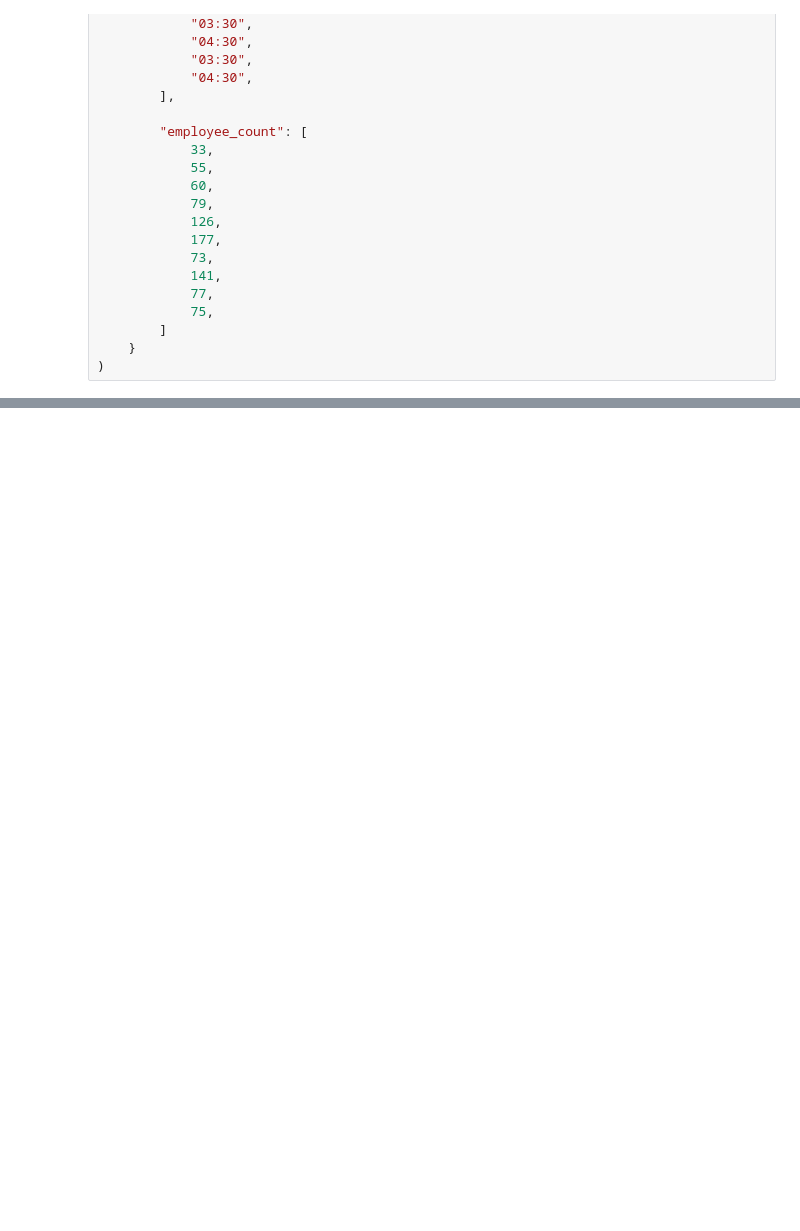
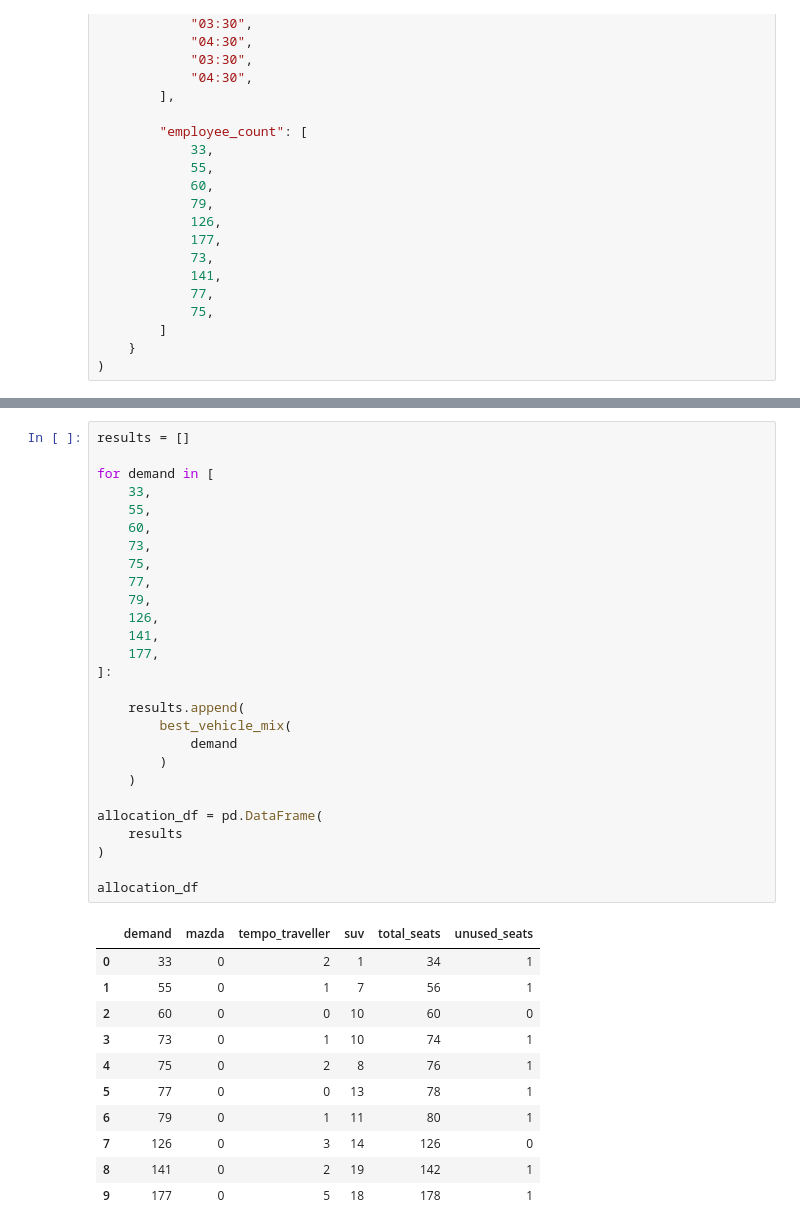
Before and after one commit to jeevak2013/workforce-mobility-digital-twin, a Jupyter notebook: src/allocation/cab_allocation_eda.ipynb, the cells around one changed output, grey strips where cells are left out. Drawn from its saved outputs; the diff is of its cells as text; blank space fills up the shorter version.

```diff
--- a/src/allocation/cab_allocation_eda.ipynb
+++ b/src/allocation/cab_allocation_eda.ipynb
@@ -227,0 +331,39 @@ demand_df
+# %%
+results = []
+
+for demand in [
+    33,
+    55,
+    60,
+    73,
+    75,
+    77,
+    79,
+    126,
+    141,
+    177,
+]:
+
+    results.append(
+        best_vehicle_mix(
+            demand
+        )
+    )
+
+allocation_df = pd.DataFrame(
+    results
+)
+
+allocation_df
+# %% [output]
+|  | demand | mazda | tempo_traveller | suv | total_seats | unused_seats |
+| 0 | 33 | 0 | 2 | 1 | 34 | 1 |
+| 1 | 55 | 0 | 1 | 7 | 56 | 1 |
+| 2 | 60 | 0 | 0 | 10 | 60 | 0 |
+| 3 | 73 | 0 | 1 | 10 | 74 | 1 |
+| 4 | 75 | 0 | 2 | 8 | 76 | 1 |
+| 5 | 77 | 0 | 0 | 13 | 78 | 1 |
+| 6 | 79 | 0 | 1 | 11 | 80 | 1 |
+| 7 | 126 | 0 | 3 | 14 | 126 | 0 |
+| 8 | 141 | 0 | 2 | 19 | 142 | 1 |
+| 9 | 177 | 0 | 5 | 18 | 178 | 1 |
```
Also changed, not shown: parts of 19 cells of this notebook, 2 other files.
